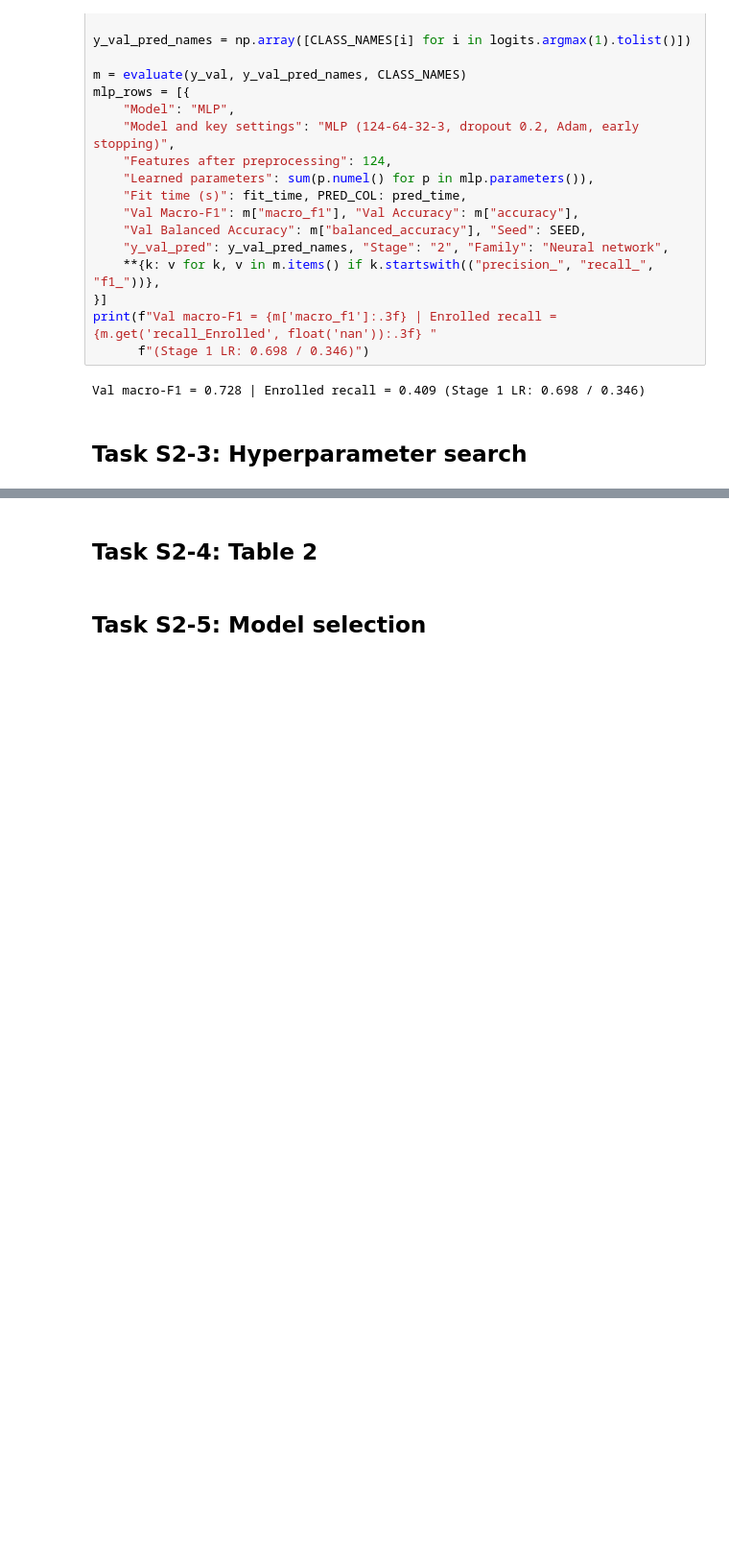
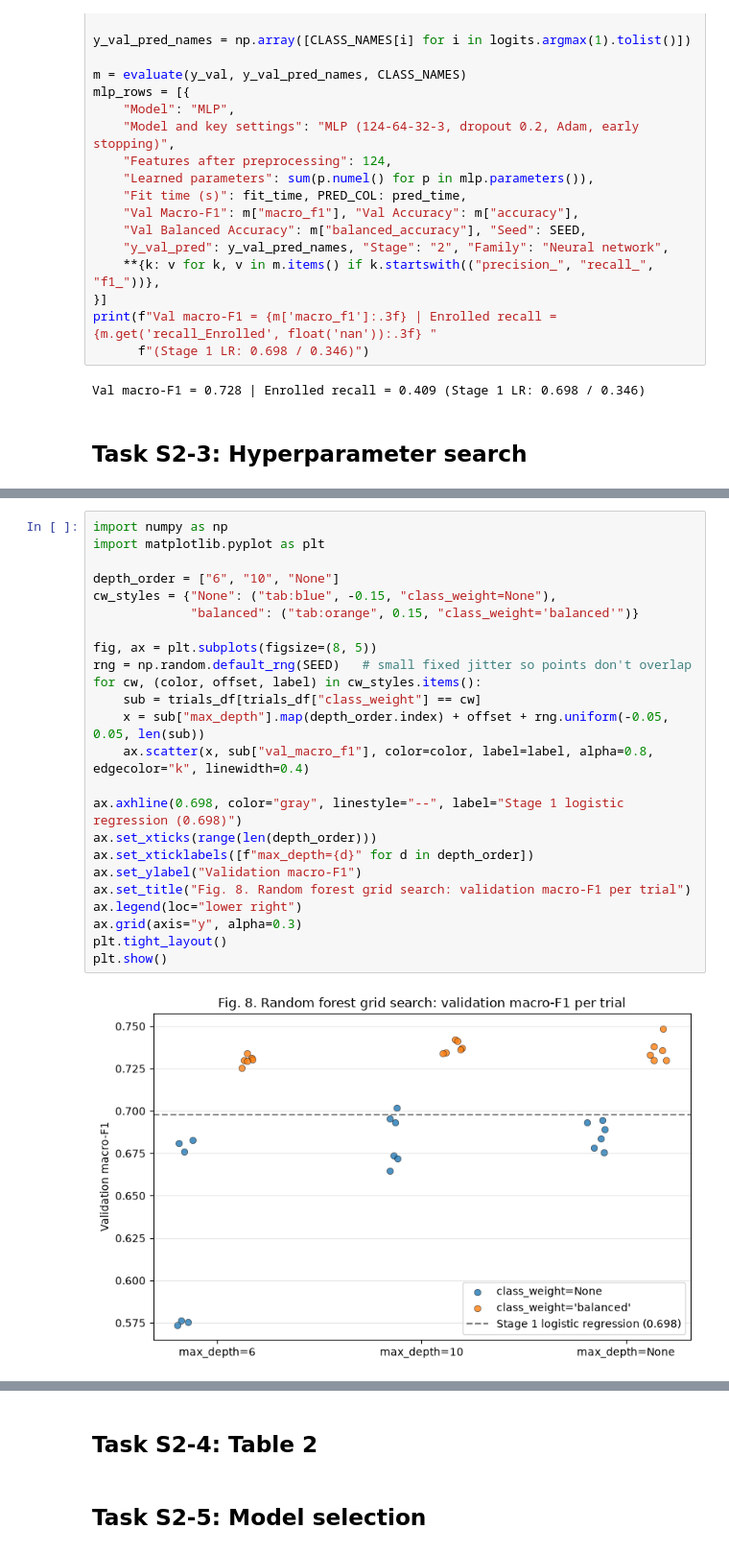
Before and after one commit to mremani11/DS3000-Project, a Jupyter notebook: DS3000_Project_Group03.ipynb, the cells around one changed output, grey strips where cells are left out. Shown at 96% size. Saved outputs shown, nothing was run; the diff lists cells and outputs as text; blank space fills up the shorter version.

Commit message:
Stage 2 Task 3: RF grid search (36 trials), Table 3, Fig. 8, tuned RF

```diff
--- a/DS3000_Project_Group03.ipynb
+++ b/DS3000_Project_Group03.ipynb
@@ -1462,0 +1565,26 @@ Val macro-F1 = 0.728 | Enrolled recall = 0.409 (Stage 1 LR: 0.698 / 0.346)
+# %%
+import numpy as np
+import matplotlib.pyplot as plt
+
+depth_order = ["6", "10", "None"]
+cw_styles = {"None": ("tab:blue", -0.15, "class_weight=None"),
+             "balanced": ("tab:orange", 0.15, "class_weight='balanced'")}
+
+fig, ax = plt.subplots(figsize=(8, 5))
+rng = np.random.default_rng(SEED)   # small fixed jitter so points don't overlap
+for cw, (color, offset, label) in cw_styles.items():
+    sub = trials_df[trials_df["class_weight"] == cw]
+    x = sub["max_depth"].map(depth_order.index) + offset + rng.uniform(-0.05, 0.05, len(sub))
+    ax.scatter(x, sub["val_macro_f1"], color=color, label=label, alpha=0.8, edgecolor="k", linewidth=0.4)
+
+ax.axhline(0.698, color="gray", linestyle="--", label="Stage 1 logistic regression (0.698)")
+ax.set_xticks(range(len(depth_order)))
+ax.set_xticklabels([f"max_depth={d}" for d in depth_order])
+ax.set_ylabel("Validation macro-F1")
+ax.set_title("Fig. 8. Random forest grid search: validation macro-F1 per trial")
+ax.legend(loc="lower right")
+ax.grid(axis="y", alpha=0.3)
+plt.tight_layout()
+plt.show()
+# %% [output]
+[figure, added]
```
Also changed, not shown: parts of 12 cells of this notebook, 1 other file.
